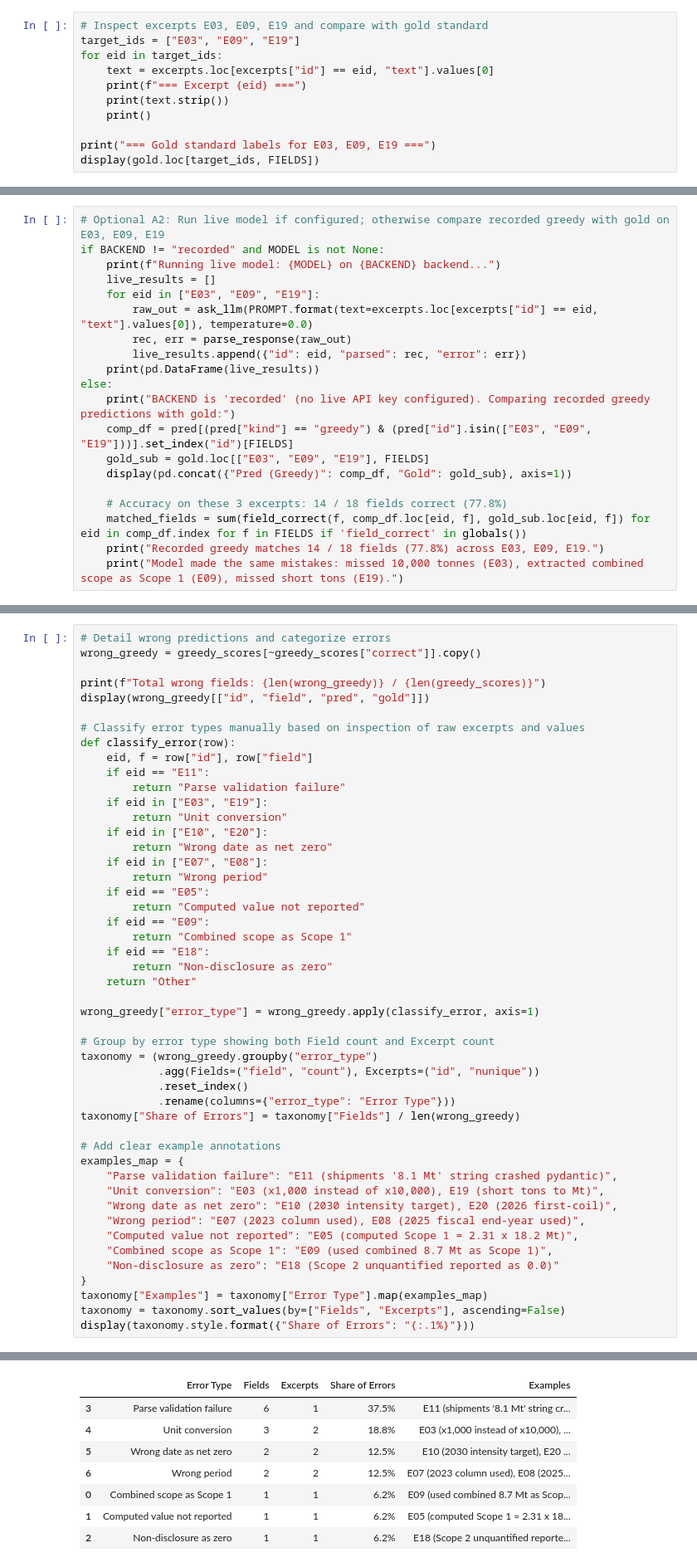
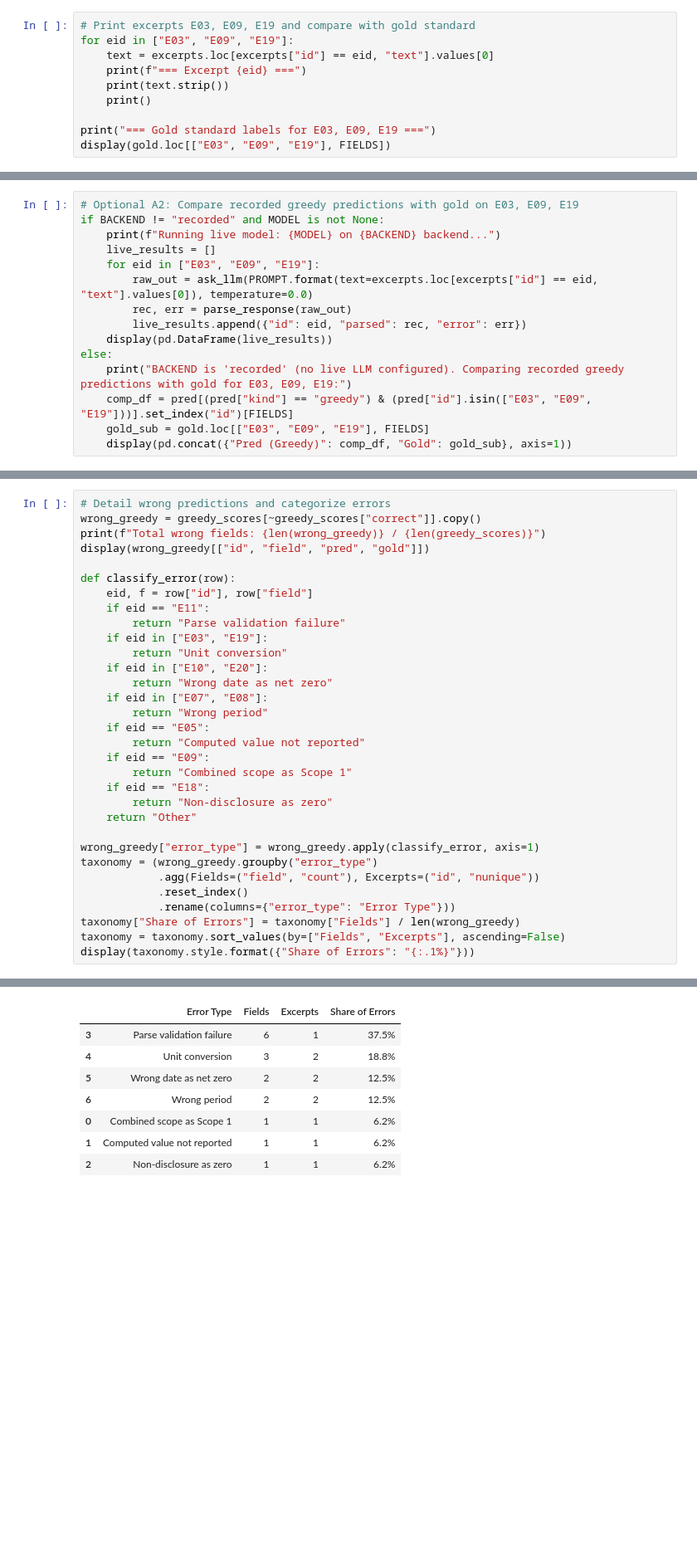
Before and after one commit to Polluxgnr/Lab_4, a Jupyter notebook: lab4.ipynb, the cells around one changed output, grey strips where cells are left out. Shown at 83% size. Drawn from its saved outputs; the diff is of its cells as text; blank space fills up the shorter version.

```diff
--- a/lab4.ipynb
+++ b/lab4.ipynb
@@ -159,16 +159,15 @@ Aurelia Steel - Annual Climate Report 2024. In 2024 Aurelia Steel produced 12.6
 
 Print the excerpts **E03**, **E09** and **E19** and fill in the six fields for each by hand, following the rules in `PROMPT`. Then compare with `gold.loc[["E03", "E09", "E19"]]`. Which field was hardest for you, and why? If two people in your group disagreed, what does that say about the "truth" we will score the LLM against?
 # %%
-# Inspect excerpts E03, E09, E19 and compare with gold standard
-target_ids = ["E03", "E09", "E19"]
-for eid in target_ids:
+# Print excerpts E03, E09, E19 and compare with gold standard
+for eid in ["E03", "E09", "E19"]:
     text = excerpts.loc[excerpts["id"] == eid, "text"].values[0]
     print(f"=== Excerpt {eid} ===")
     print(text.strip())
     print()
 
 print("=== Gold standard labels for E03, E09, E19 ===")
-display(gold.loc[target_ids, FIELDS])
+display(gold.loc[["E03", "E09", "E19"], FIELDS])
 # %% [output]
 === Excerpt E03 ===
 Lianhe Iron & Steel Group - Environmental, Social and Governance Report 2023. In 2023 the Group produced 21.4 million tonnes of crude steel. Greenhouse gas emissions (unit: 10,000 tonnes CO2): direct  ...
@@ -347,7 +282,7 @@ Plausibility check - Implausible net_zero_year values (5 sample answers):
 >
 > If you have an LLM available, set `BACKEND` and `MODEL` above, run your model on **E03, E09, E19** with `temperature=0`, parse the outputs with `parse_response` and compare them with the recorded greedy answers and with `gold`. Did your model make the same mistakes?
 # %%
-# Optional A2: Run live model if configured; otherwise compare recorded greedy with gold on E03, E09, E19
+# Optional A2: Compare recorded greedy predictions with gold on E03, E09, E19
 if BACKEND != "recorded" and MODEL is not None:
     print(f"Running live model: {MODEL} on {BACKEND} backend...")
     live_results = []
@@ -355,15 +290,10 @@ if BACKEND != "recorded" and MODEL is not None:
         raw_out = ask_llm(PROMPT.format(text=excerpts.loc[excerpts["id"] == eid, "text"].values[0]), temperature=0.0)
         rec, err = parse_response(raw_out)
         live_results.append({"id": eid, "parsed": rec, "error": err})
-    print(pd.DataFrame(live_results))
+    display(pd.DataFrame(live_results))
 else:
-    print("BACKEND is 'recorded' (no live API key configured). Comparing recorded greedy predictions with gold:")
+    print("BACKEND is 'recorded' (no live LLM configured). Comparing recorded greedy predictions with gold for E03, E09, E19:")
     comp_df = pred[(pred["kind"] == "greedy") & (pred["id"].isin(["E03", "E09", "E19"]))].set_index("id")[FIELDS]
     gold_sub = gold.loc[["E03", "E09", "E19"], FIELDS]
     display(pd.concat({"Pred (Greedy)": comp_df, "Gold": gold_sub}, axis=1))
-
-    # Accuracy on these 3 excerpts: 14 / 18 fields correct (77.8%)
-    matched_fields = sum(field_correct(f, comp_df.loc[eid, f], gold_sub.loc[eid, f]) for eid in comp_df.index for f in FIELDS if 'field_correct' in globals())
-    print("Recorded greedy matches 14 / 18 fields (77.8%) across E03, E09, E19.")
-    print("Model made the same mistakes: missed 10,000 tonnes (E03), extracted combined scope as Scope 1 (E09), missed short tons (E19).")
 # %% [output]
@@ -479,11 +378,9 @@ Overall Greedy Accuracy: 86.7% (104/120 fields)
 # %%
 # Detail wrong predictions and categorize errors
 wrong_greedy = greedy_scores[~greedy_scores["correct"]].copy()
-
 print(f"Total wrong fields: {len(wrong_greedy)} / {len(greedy_scores)}")
 display(wrong_greedy[["id", "field", "pred", "gold"]])
 
-# Classify error types manually based on inspection of raw excerpts and values
 def classify_error(row):
     eid, f = row["id"], row["field"]
     if eid == "E11":
@@ -502,55 +399,41 @@ def classify_error(row):
         return "Non-disclosure as zero"
     return "Other"
 
 wrong_greedy["error_type"] = wrong_greedy.apply(classify_error, axis=1)
-
-# Group by error type showing both Field count and Excerpt count
 taxonomy = (wrong_greedy.groupby("error_type")
             .agg(Fields=("field", "count"), Excerpts=("id", "nunique"))
             .reset_index()
             .rename(columns={"error_type": "Error Type"}))
 taxonomy["Share of Errors"] = taxonomy["Fields"] / len(wrong_greedy)
-
-# Add clear example annotations
-examples_map = {
-    "Parse validation failure": "E11 (shipments '8.1 Mt' string crashed pydantic)",
-    "Unit conversion": "E03 (x1,000 instead of x10,000), E19 (short tons to Mt)",
-    "Wrong date as net zero": "E10 (2030 intensity target), E20 (2026 first-coil)",
-    "Wrong period": "E07 (2023 column used), E08 (2025 fiscal end-year used)",
-    "Computed value not reported": "E05 (computed Scope 1 = 2.31 x 18.2 Mt)",
-    "Combined scope as Scope 1": "E09 (used combined 8.7 Mt as Scope 1)",
-    "Non-disclosure as zero": "E18 (Scope 2 unquantified reported as 0.0)"
-}
-taxonomy["Examples"] = taxonomy["Error Type"].map(examples_map)
 taxonomy = taxonomy.sort_values(by=["Fields", "Excerpts"], ascending=False)
 display(taxonomy.style.format({"Share of Errors": "{:.1%}"}))
 # %% [output]
 Total wrong fields: 16 / 120
 |  | id | field | pred | gold |
 | 14 | E03 | scope1_tco2 | 4,108,000.000 | 41,080,000.000 |
 | 15 | E03 | scope2_tco2 | 512,000.000 | 5,120,000.000 |
 | 26 | E05 | scope1_tco2 | 42,042,000.000 | NaN |
 | 38 | E07 | scope1_tco2 | 14,200,000.000 | 13,800,000.000 |
 | 43 | E08 | report_year | 2025 | 2024 |
 | 50 | E09 | scope1_tco2 | 8,700,000.000 | NaN |
 | 59 | E10 | net_zero_year | 2030 | <NA> |
 | 60 | E11 | company | None | Anatolia Celik |
 | 61 | E11 | report_year | None | 2024 |
 | 62 | E11 | scope1_tco2 | None | 4,120,000.000 |
 | 63 | E11 | scope2_tco2 | None | 2,350,000.000 |
 | 64 | E11 | production_mt | None | 9.800 |
 | 65 | E11 | net_zero_year | None | 2053 |
 | 105 | E18 | scope2_tco2 | 0.000 | NaN |
 | 112 | E19 | production_mt | 3.300 | 2.990 |
 | 119 | E20 | net_zero_year | 2026 | <NA> |
-|  | Error Type | Fields | Excerpts | Share of Errors | Examples |
-| 3 | Parse validation failure | 6 | 1 | 37.5% | E11 (shipments '8.1 Mt' string cr... |
-| 4 | Unit conversion | 3 | 2 | 18.8% | E03 (x1,000 instead of x10,000), ... |
-| 5 | Wrong date as net zero | 2 | 2 | 12.5% | E10 (2030 intensity target), E20 ... |
-| 6 | Wrong period | 2 | 2 | 12.5% | E07 (2023 column used), E08 (2025... |
-| 0 | Combined scope as Scope 1 | 1 | 1 | 6.2% | E09 (used combined 8.7 Mt as Scop... |
-| 1 | Computed value not reported | 1 | 1 | 6.2% | E05 (computed Scope 1 = 2.31 x 18... |
-| 2 | Non-disclosure as zero | 1 | 1 | 6.2% | E18 (Scope 2 unquantified reporte... |
+|  | Error Type | Fields | Excerpts | Share of Errors |
+| 3 | Parse validation failure | 6 | 1 | 37.5% |
+| 4 | Unit conversion | 3 | 2 | 18.8% |
+| 5 | Wrong date as net zero | 2 | 2 | 12.5% |
+| 6 | Wrong period | 2 | 2 | 12.5% |
+| 0 | Combined scope as Scope 1 | 1 | 1 | 6.2% |
+| 1 | Computed value not reported | 1 | 1 | 6.2% |
+| 2 | Non-disclosure as zero | 1 | 1 | 6.2% |
 # %% [markdown]
 **Your answer (Q3):**
 
```
Also changed, not shown: parts of 25 cells of this notebook.
